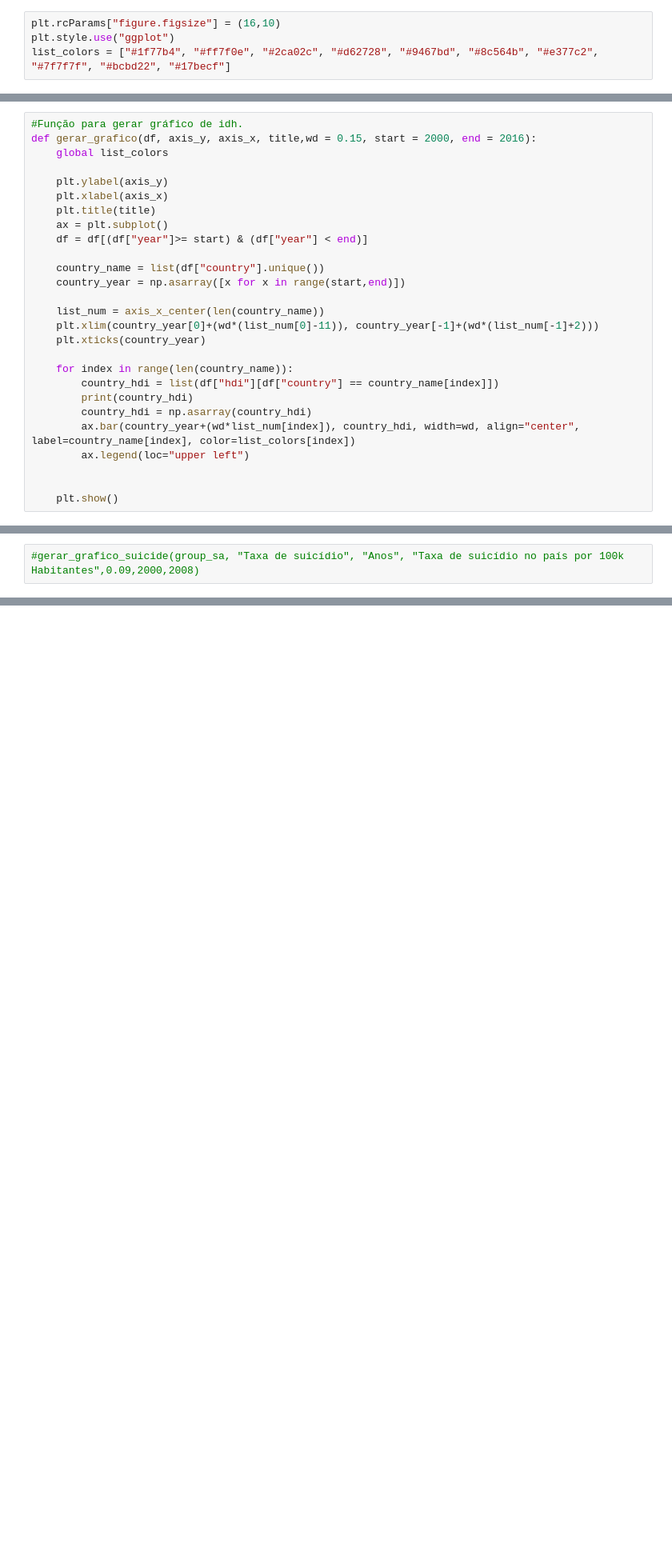
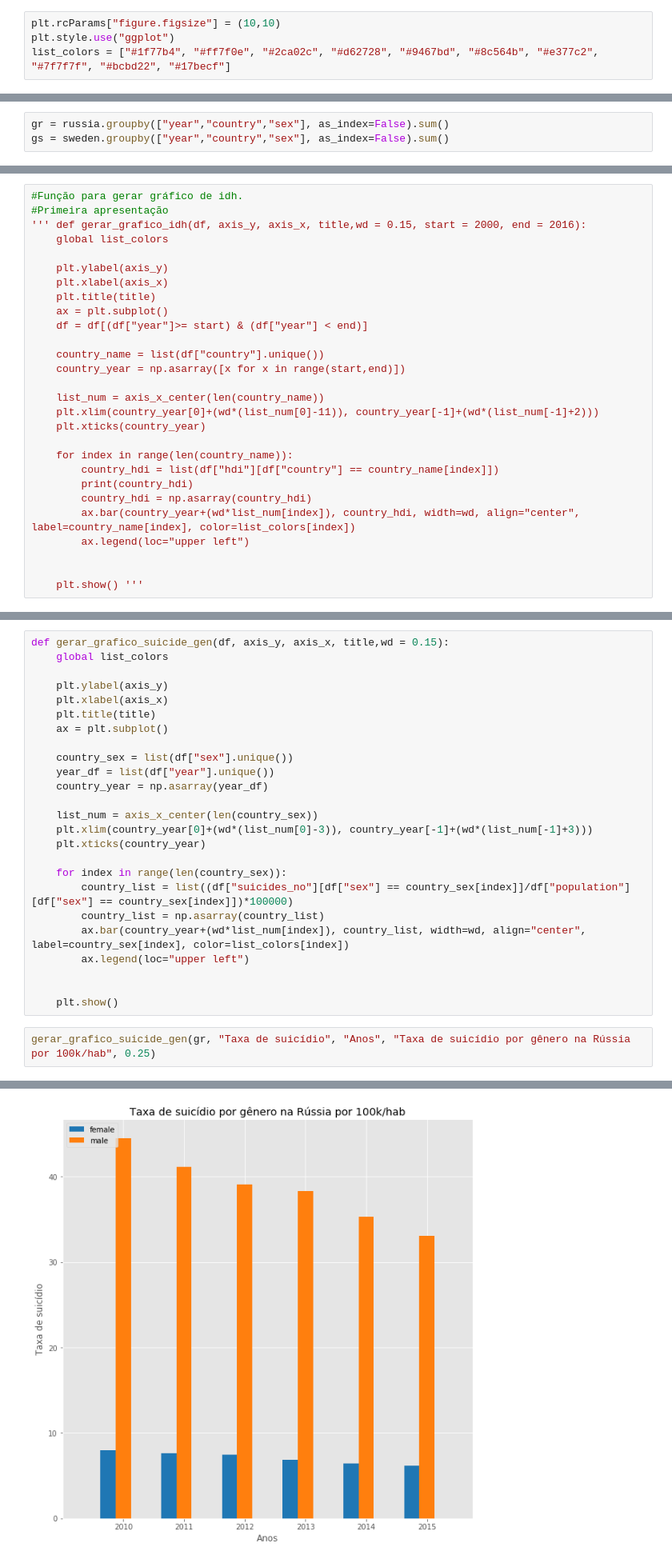
Before and after one commit to Eudess/suicide-data-science, a Jupyter notebook: suicide_analytics.ipynb, the cells around one changed output, grey strips where cells are left out. Shown at 80% size. Cells and saved outputs as stored; diff of their text form; blank space fills up the shorter version.

Commit message:
gráfico de taxa de suicídio por país e gênero | gráfico de suicídio total por pais

```diff
--- a/suicide_analytics.ipynb
+++ b/suicide_analytics.ipynb
@@ -4,7 +4,7 @@ import pandas as pd
 import matplotlib.pyplot as plt
 import numpy as np
 # %%
-plt.rcParams["figure.figsize"] = (16,10)
+plt.rcParams["figure.figsize"] = (10,10)
 plt.style.use("ggplot")
 list_colors = ["#1f77b4", "#ff7f0e", "#2ca02c", "#d62728", "#9467bd", "#8c564b", "#e377c2", "#7f7f7f", "#bcbd22", "#17becf"]
 # %%
@@ -119,2 +110,5 @@ russia.head()
+# %%
+gr = russia.groupby(["year","country","sex"], as_index=False).sum()
+gs = sweden.groupby(["year","country","sex"], as_index=False).sum()
 # %%
 myGroup = pd.merge(russia,sweden, how="outer")
@@ -200,7 +173,8 @@ def axis_x_center(length=1):
 #country_year = list(group_sa["year"].unique())
 # %%
 #Função para gerar gráfico de idh.
-def gerar_grafico(df, axis_y, axis_x, title,wd = 0.15, start = 2000, end = 2016):
+#Primeira apresentação
+''' def gerar_grafico_idh(df, axis_y, axis_x, title,wd = 0.15, start = 2000, end = 2016):
     global list_colors
 
     plt.ylabel(axis_y)
@@ -224,4 +198,4 @@ def gerar_grafico(df, axis_y, axis_x, title,wd = 0.15, start = 2000, end = 2016)
         ax.legend(loc="upper left")
 
 
-    plt.show()
+    plt.show() '''
@@ -258,2 +234,28 @@ def gerar_grafico_suicide(df, axis_y, axis_x, title,wd = 0.15, start = 2000, end
+# %%
+def gerar_grafico_suicide_gen(df, axis_y, axis_x, title,wd = 0.15):
+    global list_colors
+
+    plt.ylabel(axis_y)
+    plt.xlabel(axis_x)
+    plt.title(title)
+    ax = plt.subplot()
+
+    country_sex = list(df["sex"].unique())
+    year_df = list(df["year"].unique())
+    country_year = np.asarray(year_df)
+
+    list_num = axis_x_center(len(country_sex))
+    plt.xlim(country_year[0]+(wd*(list_num[0]-3)), country_year[-1]+(wd*(list_num[-1]+3)))
+    plt.xticks(country_year)
+
+    for index in range(len(country_sex)):
+        country_list = list((df["suicides_no"][df["sex"] == country_sex[index]]/df["population"][df["sex"] == country_sex[index]])*100000)
+        country_list = np.asarray(country_list)
+        ax.bar(country_year+(wd*list_num[index]), country_list, width=wd, align="center", label=country_sex[index], color=list_colors[index])
+        ax.legend(loc="upper left")
+
+
+    plt.show()
 # %%
-#gerar_grafico_suicide(group_sa, "Taxa de suicídio", "Anos", "Taxa de suicídio no país por 100k Habitantes",0.09,2000,2008)
+gerar_grafico_suicide_gen(gr, "Taxa de suicídio", "Anos", "Taxa de suicídio por gênero na Rússia por 100k/hab", 0.25)
+# %% [output]
@@ -259,0 +264 @@ def gerar_grafico_suicide(df, axis_y, axis_x, title,wd = 0.15, start = 2000, end
+[figure, added]
```
Also changed, not shown: parts of 16 cells of this notebook.
